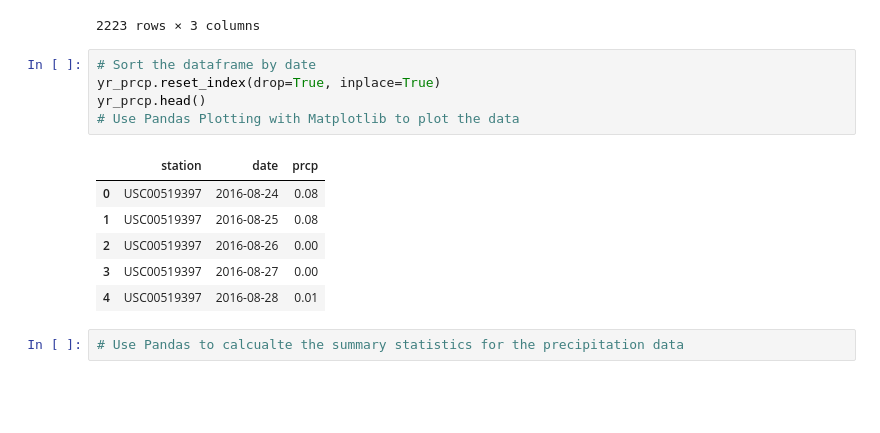
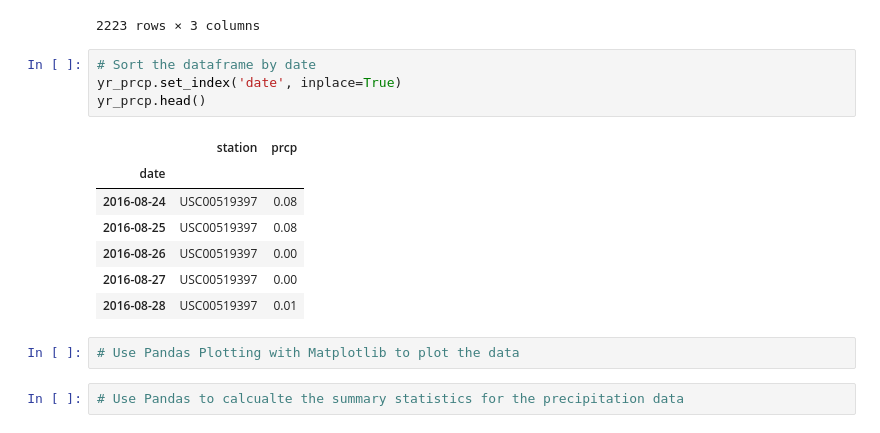
Before and after one commit to cchitec/sqlalchemy_challenge, a Jupyter notebook: climate_starter.ipynb, the cells around one changed output. Drawn from its saved outputs; the diff is of its cells as text; blank space fills up the shorter version.

```diff
--- a/climate_starter.ipynb
+++ b/climate_starter.ipynb
@@ -117,16 +117,18 @@ yr_prcp
 2223 rows × 3 columns
 # %%
 # Sort the dataframe by date
-yr_prcp.reset_index(drop=True, inplace=True)
+yr_prcp.set_index('date', inplace=True)
 yr_prcp.head()
-# Use Pandas Plotting with Matplotlib to plot the data
 # %% [output]
-|  | station | date | prcp |
-| 0 | USC00519397 | 2016-08-24 | 0.08 |
-| 1 | USC00519397 | 2016-08-25 | 0.08 |
-| 2 | USC00519397 | 2016-08-26 | 0.00 |
-| 3 | USC00519397 | 2016-08-27 | 0.00 |
-| 4 | USC00519397 | 2016-08-28 | 0.01 |
+|  | station | prcp |
+| date |  |  |
+| 2016-08-24 | USC00519397 | 0.08 |
+| 2016-08-25 | USC00519397 | 0.08 |
+| 2016-08-26 | USC00519397 | 0.00 |
+| 2016-08-27 | USC00519397 | 0.00 |
+| 2016-08-28 | USC00519397 | 0.01 |
+# %%
+# Use Pandas Plotting with Matplotlib to plot the data
 # %%
 # Use Pandas to calcualte the summary statistics for the precipitation data
 # %% [markdown]
```
